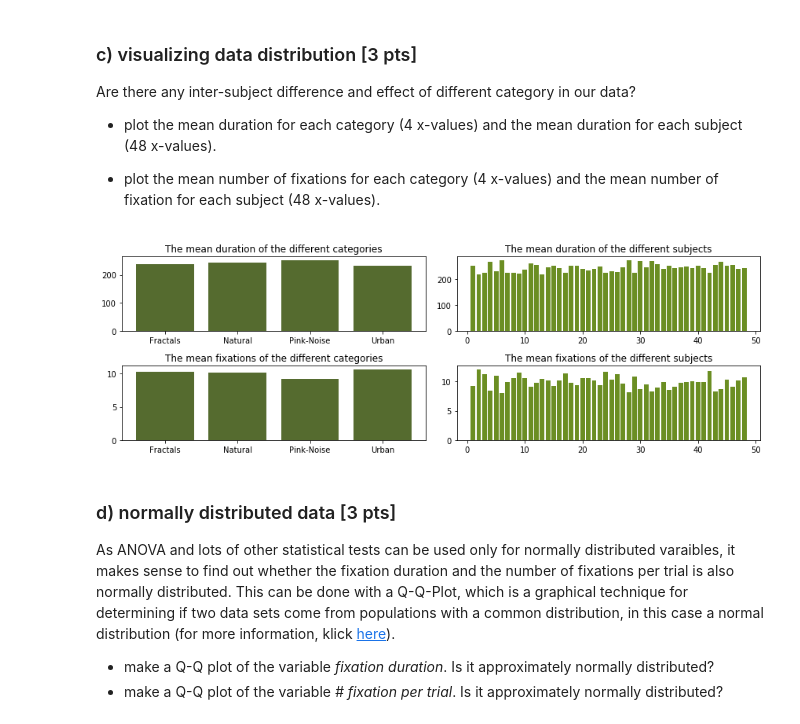
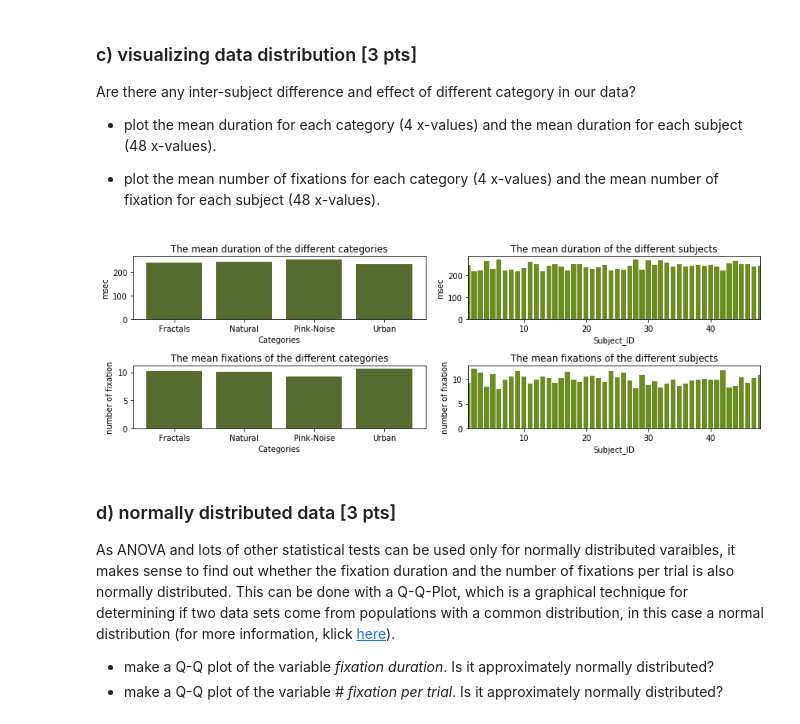
Before and after one commit to NBP-ACC/week-7-acc_2, a Jupyter notebook: Sheet05.ipynb, the cells around one changed output. Drawn from its saved outputs; the diff is of its cells as text; code cells hidden in the pictures.

```diff
--- a/Sheet05.ipynb
+++ b/Sheet05.ipynb
@@ -159,35 +152,40 @@ Are there any inter-subject difference and effect of different category in our d
 # %%
 def plot_data_distribution(df: pd.DataFrame) -> pd.DataFrame:
 
     #selecting the mean for the categories and for the subjects
     mean_cat = df.groupby("category").mean()
     mean_sub = df.groupby("SUBJECTINDEX").mean()
 
     #creating the figure
     fig, axes = plt.subplots(nrows = 2, ncols = 2, figsize = (12,4))
 
     #creates the mean duration plot for the categories
-    axes[0][0].set(title = "The mean duration of the different categories")
+    axes[0][0].set(title = "The mean duration of the different categories", xlabel = 'Categories', ylabel = 'msec')
     axes[0][0].bar( x = mean_cat.index, data = mean_cat, height = mean_cat["duration"], color = '#556B2F')
 
     #creates the mean duration plot for the subjects
-    axes[0][1].set(title = "The mean duration of the different subjects")
+    axes[0][1].set(title = "The mean duration of the different subjects", xlabel = 'Subject_ID', ylabel = 'msec',
+                   xlim = (mean_sub.index[0],mean_sub.index[-1]))
     axes[0][1].bar( x = mean_sub.index, data = mean_sub, height = mean_sub["duration"], color = '#6B8E23')
 
     #creates the mean fixatiom plot for the categories
-    axes[1][0].set(title = "The mean fixations of the different categories")
+    axes[1][0].set(title = "The mean fixations of the different categories", xlabel = 'Categories',
+                   ylabel = 'number of fixation')
     axes[1][0].bar( x = mean_cat.index, data = mean_cat, height = mean_cat["fix"], color = '#556B2F')
 
     #creates the mean fixation plot for the subjects
-    axes[1][1].set(title = "The mean fixations of the different subjects")
+    axes[1][1].set(title = "The mean fixations of the different subjects", xlabel = 'Subject_ID', ylabel = 'number of fixation',
+                   xlim = (mean_sub.index[0],mean_sub.index[-1]))
     axes[1][1].bar( x = mean_sub.index, data = mean_sub, height = mean_sub["fix"], color = '#6B8E23')
+
+    #print()
 
     #tight up the figure
     fig.tight_layout()
 
 plot_data_distribution(df)
 # %% [output]
-[figure, old version]
+[figure, new version]
 # %% [markdown]
 ### d) normally distributed data [3 pts]
 As ANOVA and lots of other statistical tests can be used only for normally distributed varaibles, it makes sense to find out whether the fixation duration and the number of fixations per trial is also normally distributed. This can be done with a Q-Q-Plot, which  is a graphical technique for determining if two data sets come from populations with a common distribution, in this case a normal distribution (for more information, klick [here](https://www.itl.nist.gov/div898/handbook/eda/section3/eda33o.htm)).
```
Also changed, not shown: parts of 6 cells of this notebook.
